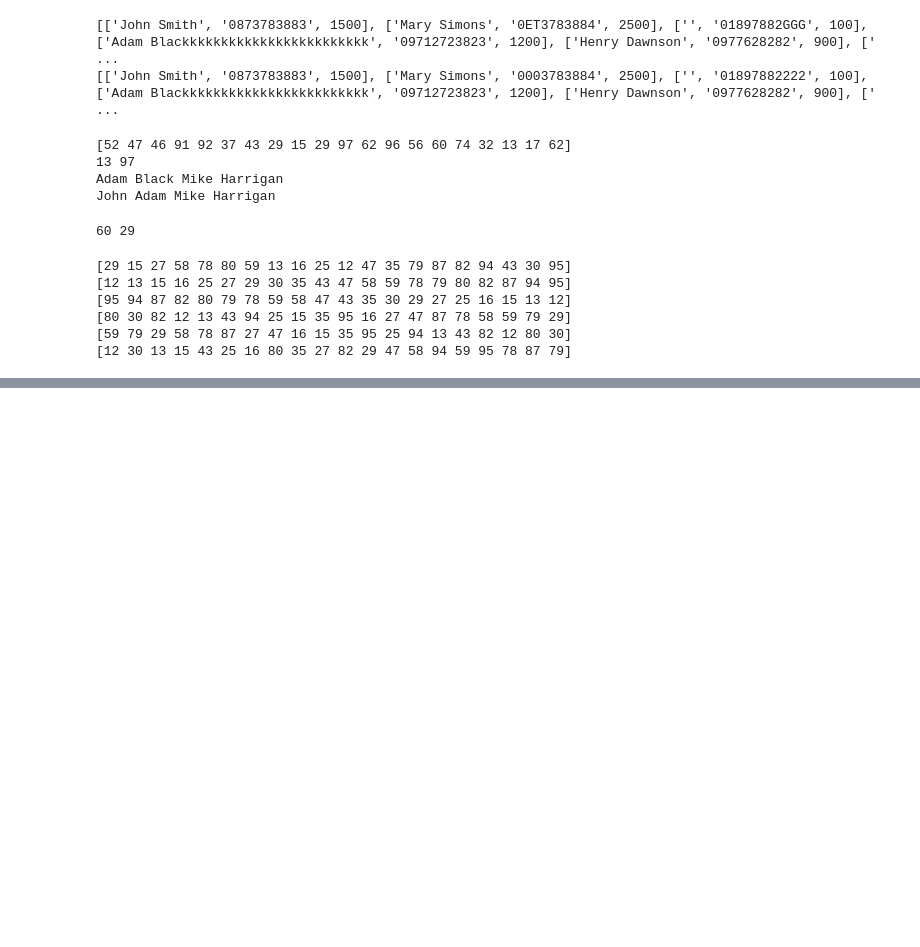
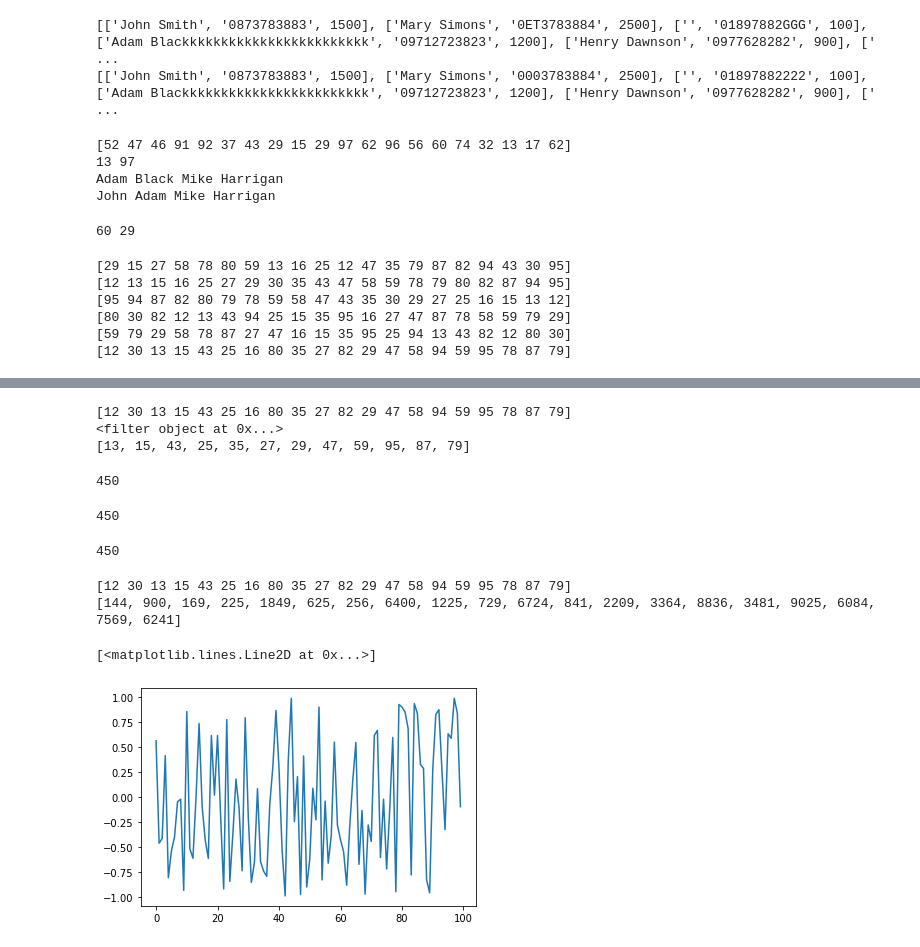
Before and after one commit to dttung79/gch1004bi, a Jupyter notebook: day8.ipynb, the cells around one changed output, grey strips where cells are left out. Saved outputs shown, nothing was run; the diff lists cells and outputs as text; code cells hidden in the pictures; blank space fills up the shorter version.

```diff
--- a/day8.ipynb
+++ b/day8.ipynb
@@ -141,0 +158,46 @@ print(names)
+# %%
+print(numbers)
+evens = filter(lambda x: x % 2 == 0, numbers)
+print(evens)
+odds = list(filter(lambda x: x % 2 == 1, numbers))
+print(odds)
+# %% [output]
+[12 30 13 15 43 25 16 80 35 27 82 29 47 58 94 59 95 78 87 79]
+<filter object at 0x...>
+[13, 15, 43, 25, 35, 27, 29, 47, 59, 95, 87, 79]
+# %%
+s = 0
+for n in numbers:
+    if n % 2 == 0:
+        s += n
+print(s)
+# %% [output]
+450
+# %%
+evens = [n for n in numbers if n % 2 == 0]
+print(sum(evens))
+# %% [output]
+450
+# %%
+evens = filter(lambda x: x % 2 == 0, numbers)
+print(sum(evens))
+# %% [output]
+450
+# %%
+# Function map: apply a function to each item of an iterable to change it
+# Syntax: map(f, iterable)
+print(numbers)
+squares = list(map(lambda x: x**2, numbers))
+print(squares)
+# %% [output]
+[12 30 13 15 43 25 16 80 35 27 82 29 47 58 94 59 95 78 87 79]
+[144, 900, 169, 225, 1849, 625, 256, 6400, 1225, 729, 6724, 841, 2209, 3364, 8836, 3481, 9025, 6084, 7569, 6241]
+# %%
+# random 100 float numbers in range [-1, 1]
+numbers = np.random.rand(100) * 2 - 1
+# plot numbers
+import matplotlib.pyplot as plt
+plt.plot(numbers)
+# %% [output]
+[<matplotlib.lines.Line2D at 0x...>]
+[figure, added]
```
Also changed, not shown: parts of 5 cells of this notebook, 7 other files.
